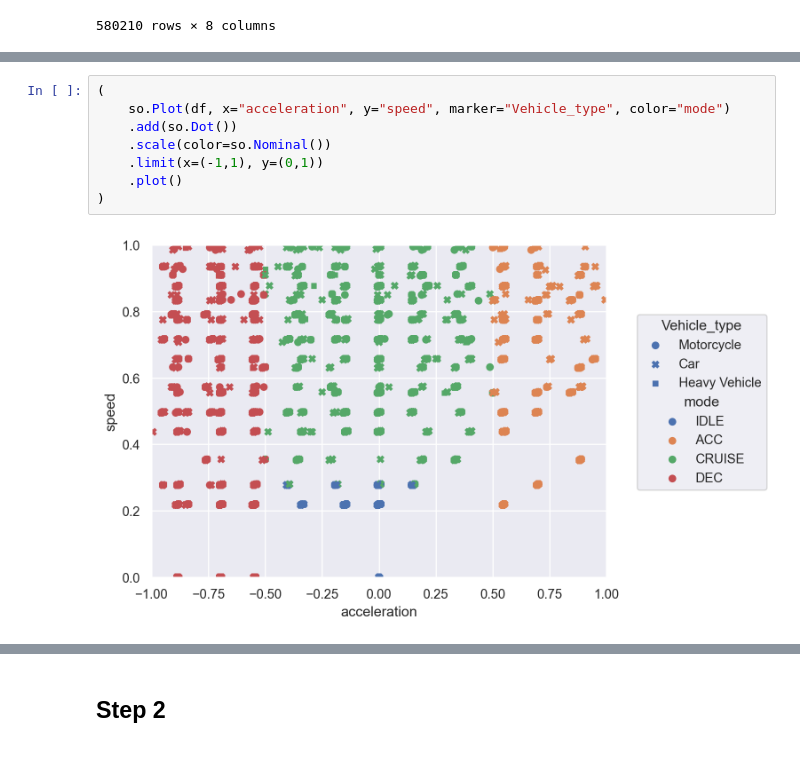
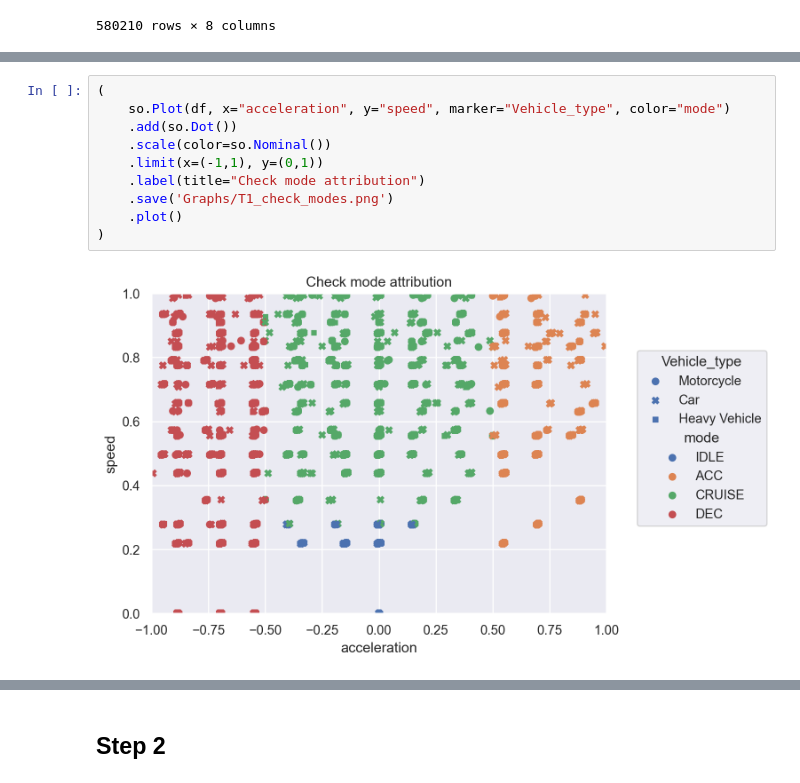
Before and after one commit to s221568/Trafic, a Jupyter notebook: Lab 2/JA.ipynb, the cells around one changed output, grey strips where cells are left out. Cells and saved outputs as stored; diff of their text form.

```diff
--- a/Lab 2/JA.ipynb
+++ b/Lab 2/JA.ipynb
@@ -87,10 +89,12 @@ Name: count, dtype: int64
 # %%
 (
     so.Plot(df, x="acceleration", y="speed", marker="Vehicle_type", color="mode")
     .add(so.Dot())
     .scale(color=so.Nominal())
     .limit(x=(-1,1), y=(0,1))
+    .label(title="Check mode attribution")
+    .save('Graphs/T1_check_modes.png')
     .plot()
 )
 # %% [output]
-[figure, old version]
+[figure, new version]
```
Also changed, not shown: parts of 8 cells of this notebook, 3 other files.
